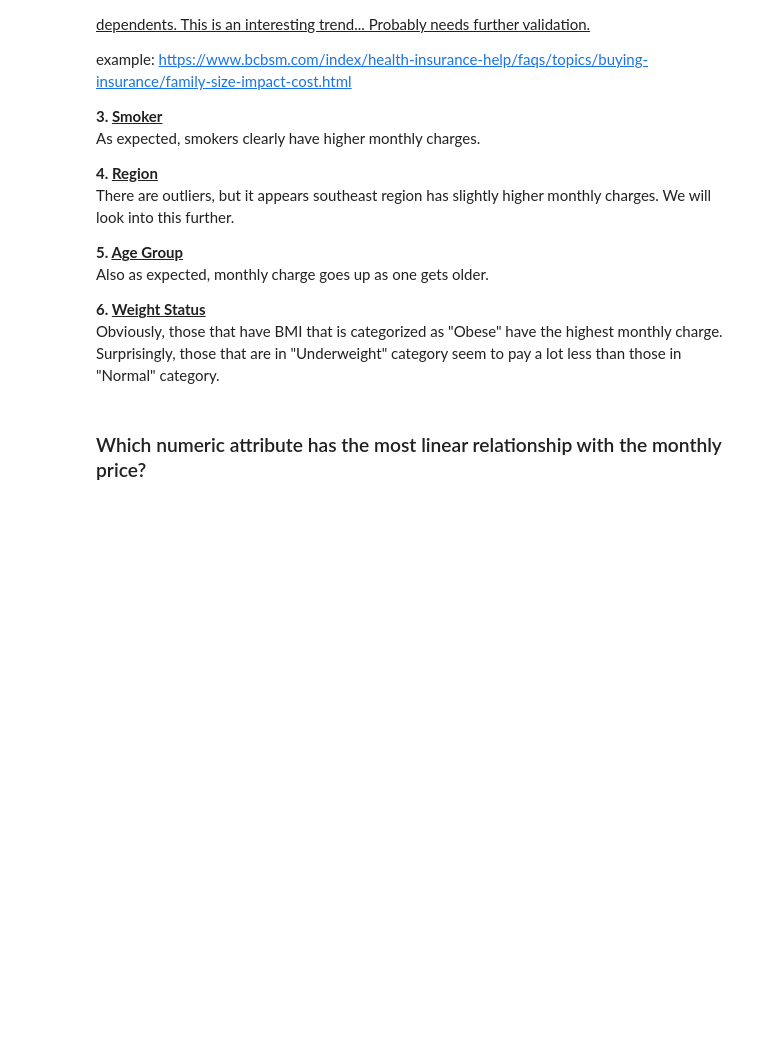
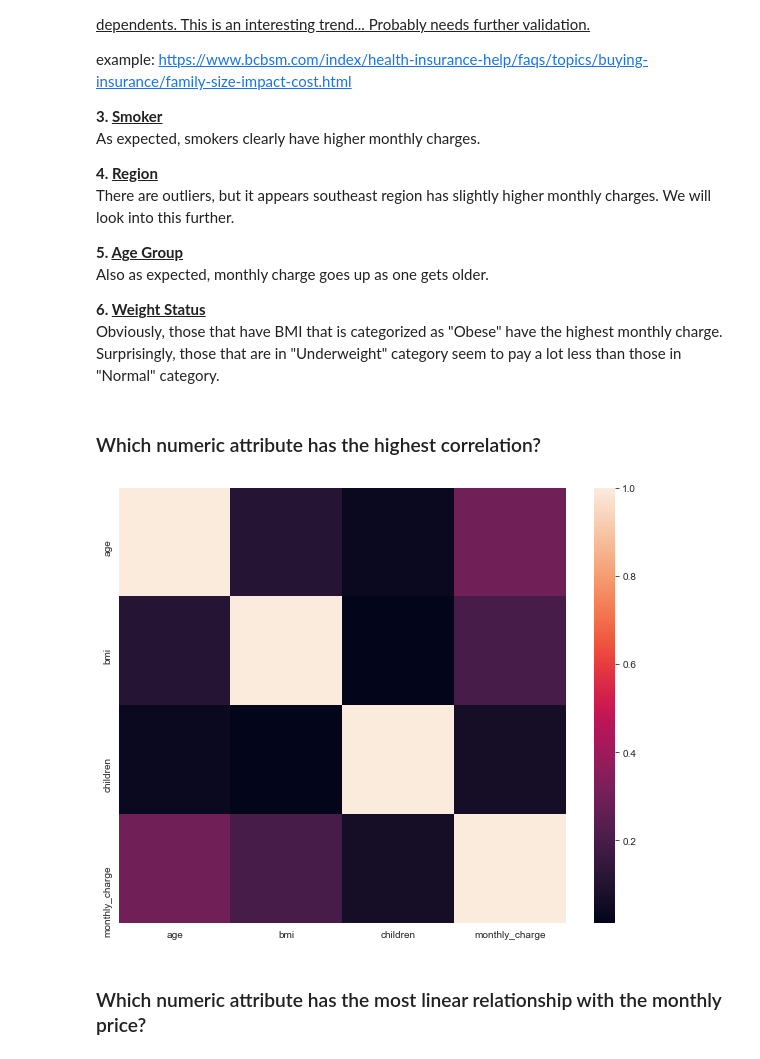
Before and after one commit to joontaka/Springboard, a Jupyter notebook: Assignments/CapstoneThree/CapstoneThree-EDA.ipynb, the cells around one changed output. Drawn from its saved outputs; the diff is of its cells as text; code cells hidden in the pictures; blank space fills up the shorter version.

```diff
--- a/Assignments/CapstoneThree/CapstoneThree-EDA.ipynb
+++ b/Assignments/CapstoneThree/CapstoneThree-EDA.ipynb
@@ -153,6 +153,13 @@ Also as expected, monthly charge goes up as one gets older.
 
 **6. <u>Weight Status</u>** <br>
 Obviously, those that have BMI that is categorized as "Obese" have the highest monthly charge.  Surprisingly, those that are in "Underweight" category seem to pay a lot less than those in "Normal" category.
+# %% [markdown]
+### Which numeric attribute has the highest correlation?
+# %%
+plt.figure(figsize=(10,8))
+_ = sns.heatmap(df[['age', 'bmi', 'children', 'monthly_charge']].corr())
+# %% [output]
+[figure, added]
 # %% [markdown]
 ### Which numeric attribute has the most linear relationship with the monthly price?
 # %%
```
Also changed, not shown: parts of 4 cells of this notebook, 1 other file.
